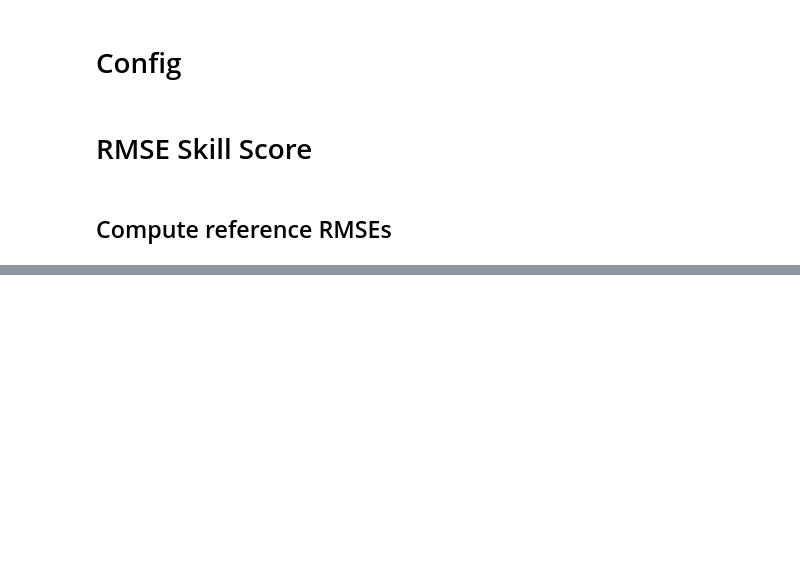
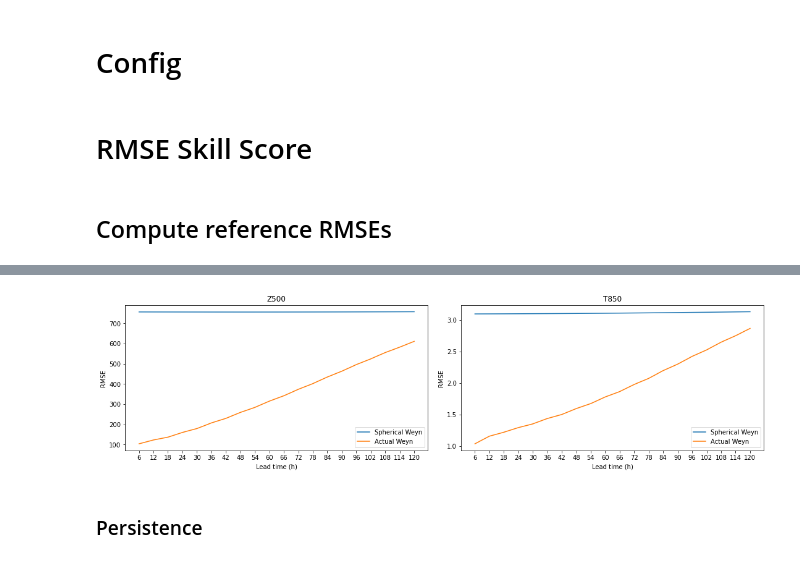
Before and after one commit to yasserhaddad/weather_prediction, a Jupyter notebook: notebooks/exploration_skill_score.ipynb, the cells around one changed output, grey strips where cells are left out. Saved outputs shown, nothing was run; the diff lists cells and outputs as text; code cells hidden in the pictures; blank space fills up the shorter version.

```diff
--- a/notebooks/exploration_skill_score.ipynb
+++ b/notebooks/exploration_skill_score.ipynb
@@ -61,0 +69,4 @@ resolution = cfg['model_parameters']['resolution']
+# %%
+climatology = xr.open_dataset("../data/models/baselines/weekly_climatology_5.625.nc").drop('level').drop('week')
+climatology = climatology[['z', 't']]
+climatology
@@ -61,0 +83,15 @@ resolution = cfg['model_parameters']['resolution']
+# %%
+def create_clim_forecast(ds, lead_time_h):
+    assert lead_time_h > 0, 'Lead time must be greater than 0'
+    ds_fc = ds.isel(time=slice(0, -lead_time_h))
+    return ds_fc
+
+lead_times = xr.DataArray(
+    np.arange(6, 126, 6), dims=['lead_time'], coords={'lead_time': np.arange(6, 126, 6)}, name='lead_time')
+
+climatology_ds = []
+for l in lead_times:
+    climatology_ds.append(create_clim_forecast(climatology, int(l)))
+climatology_ds = xr.concat(climatology_ds, dim=lead_times)
+
+climatology_ds
@@ -61,0 +109,13 @@ resolution = cfg['model_parameters']['resolution']
+# %%
+# Get common time and lead time
+common_time = list(set(climatology_ds.time.values).intersection(obs_equi.time.values))
+common_time.sort()
+
+common_lead_time = list(set(climatology_ds.lead_time.values).intersection(obs_equi.lead_time.values))
+common_lead_time.sort()
+
+climatology_ds = climatology_ds.sel(dict(time=common_time, lead_time=common_lead_time))
+obs_equi = obs_equi.sel(dict(time=common_time, lead_time=common_lead_time)).load()
+reference_rmses = rmses_weyn.rename({'z500':'z', 't850':'t'}).sel(lead_time=common_lead_time)
+# %%
+rmse_climatology = compute_weighted_rmse(climatology_ds, obs_equi, dims=('lat', 'lon', 'time'))
@@ -61,0 +132,4 @@ resolution = cfg['model_parameters']['resolution']
+# %%
+plot_rmses(rmse_climatology, reference_rmses, lead_time=6, max_lead_time=max_lead_time)
+# %% [output]
+[figure, added]
@@ -61,0 +138,2 @@ resolution = cfg['model_parameters']['resolution']
+# %% [markdown]
+### Persistence
```
Also changed, not shown: parts of 17 cells of this notebook, 1 other file.
